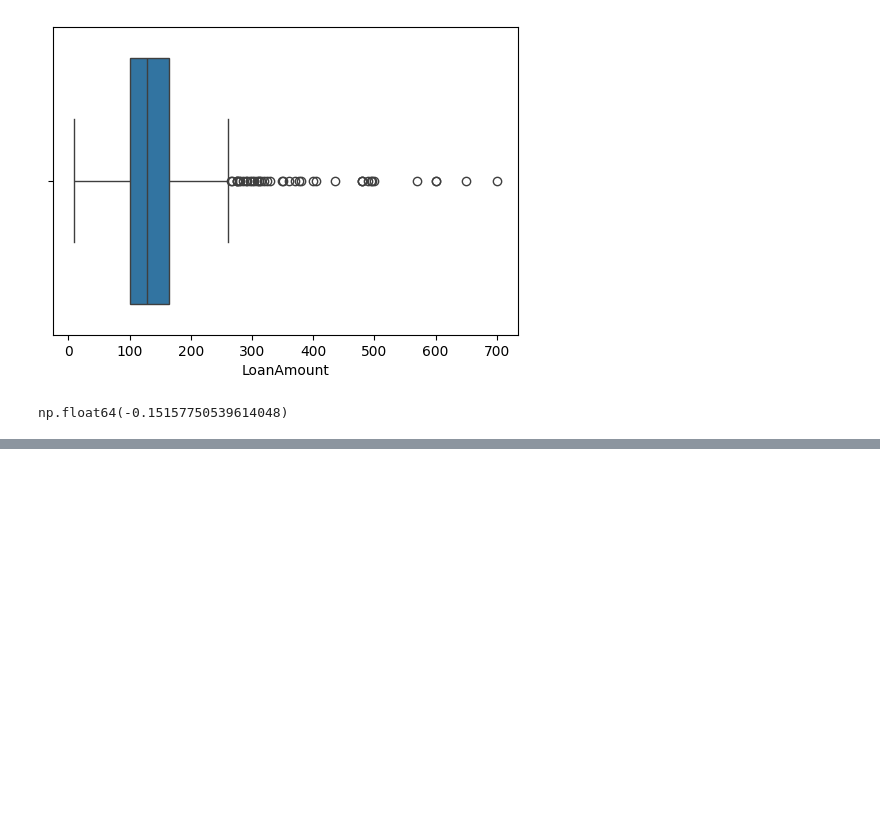
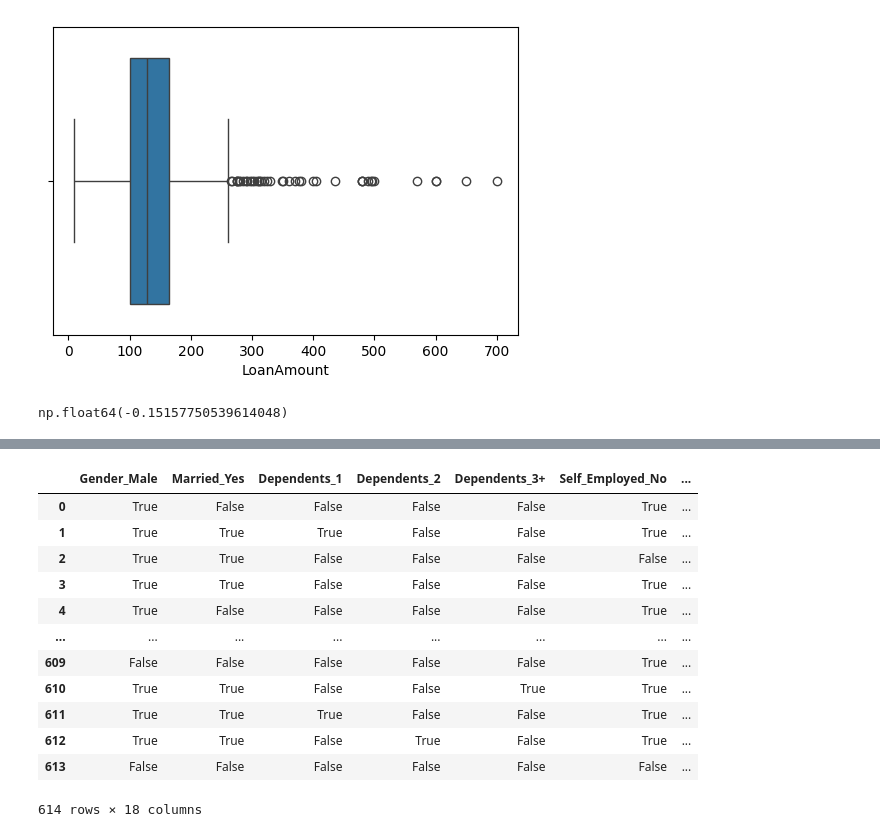
Before and after one commit to LCCHoong/pypy, a Jupyter notebook: testing.ipynb, the cells around one changed output, grey strips where cells are left out. Cells and saved outputs as stored; diff of their text form; code cells hidden in the pictures; blank space fills up the shorter version.

```diff
--- a/testing.ipynb
+++ b/testing.ipynb
@@ -467,0 +529,18 @@ np.float64(-0.15157750539614048)
+# %%
+dummytrainset = pd.get_dummies(traindf[['Gender' , 'Married' , 'Dependents' , 'Self_Employed' , 'Loan_Amount_Term' , 'property_Area' ]],drop_first=True)
+# %%
+dummytrainset
+# %% [output]
+|  | Gender_Male | Married_Yes | Dependents_1 | Dependents_2 | Dependents_3+ | Self_Employed_No | ... |
+| 0 | True | False | False | False | False | True | ... |
+| 1 | True | True | True | False | False | True | ... |
+| 2 | True | True | False | False | False | False | ... |
+| 3 | True | True | False | False | False | True | ... |
+| 4 | True | False | False | False | False | True | ... |
+| ... | ... | ... | ... | ... | ... | ... | ... |
+| 609 | False | False | False | False | False | True | ... |
+| 610 | True | True | False | False | True | True | ... |
+| 611 | True | True | True | False | False | True | ... |
+| 612 | True | True | False | True | False | True | ... |
+| 613 | False | False | False | False | False | False | ... |
+614 rows × 18 columns
```
Also changed, not shown: parts of 19 cells of this notebook, 5 other files.
